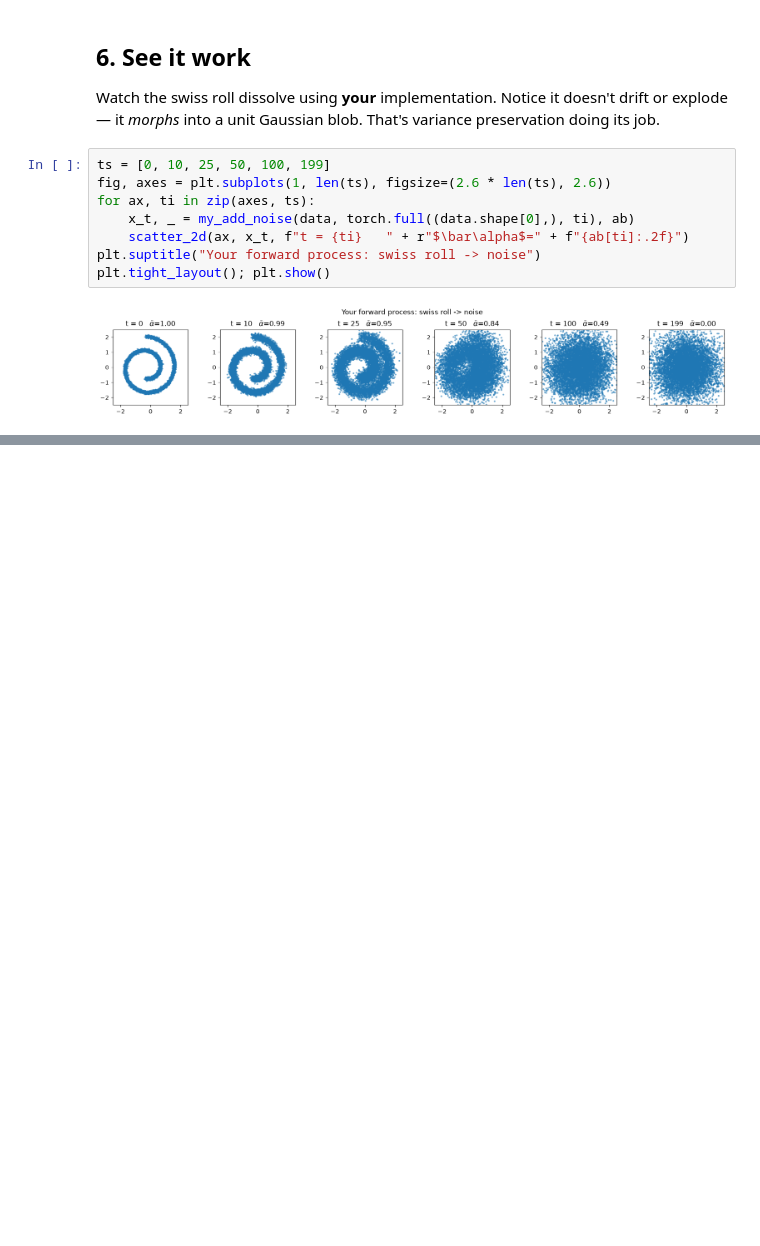
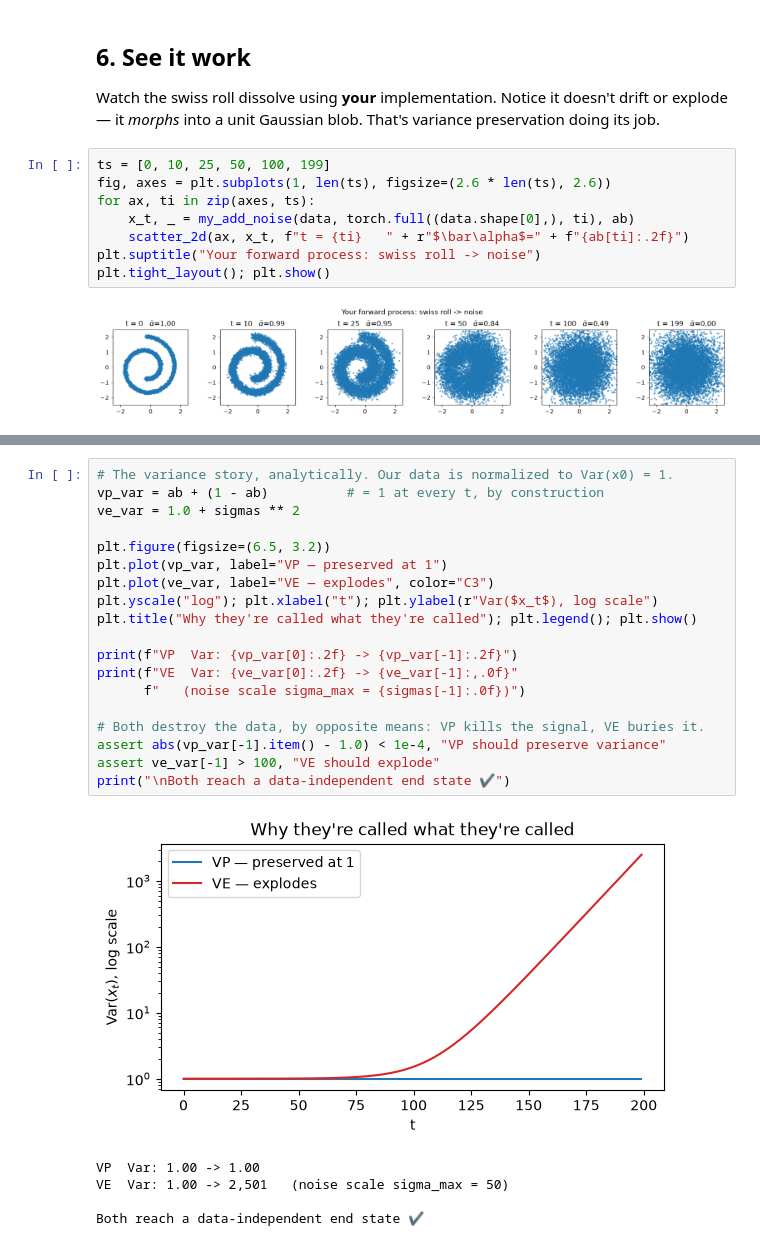
Before and after one commit to maksiksay/nanoDiffusion, a Jupyter notebook: solutions/notebooks/01_forward_process.ipynb, the cells around one changed output, grey strips where cells are left out. Drawn from its saved outputs; the diff is of its cells as text; blank space fills up the shorter version.

```diff
--- a/solutions/notebooks/01_forward_process.ipynb
+++ b/solutions/notebooks/01_forward_process.ipynb
@@ -314,0 +392,25 @@ equation.)
+# %%
+# The variance story, analytically. Our data is normalized to Var(x0) = 1.
+vp_var = ab + (1 - ab)          # = 1 at every t, by construction
+ve_var = 1.0 + sigmas ** 2
+
+plt.figure(figsize=(6.5, 3.2))
+plt.plot(vp_var, label="VP — preserved at 1")
+plt.plot(ve_var, label="VE — explodes", color="C3")
+plt.yscale("log"); plt.xlabel("t"); plt.ylabel(r"Var($x_t$), log scale")
+plt.title("Why they're called what they're called"); plt.legend(); plt.show()
+
+print(f"VP  Var: {vp_var[0]:.2f} -> {vp_var[-1]:.2f}")
+print(f"VE  Var: {ve_var[0]:.2f} -> {ve_var[-1]:,.0f}"
+      f"   (noise scale sigma_max = {sigmas[-1]:.0f})")
+
+# Both destroy the data, by opposite means: VP kills the signal, VE buries it.
+assert abs(vp_var[-1].item() - 1.0) < 1e-4, "VP should preserve variance"
+assert ve_var[-1] > 100, "VE should explode"
+print("\nBoth reach a data-independent end state ✔")
+# %% [output]
+[figure, added]
+VP  Var: 1.00 -> 1.00
+VE  Var: 1.00 -> 2,501   (noise scale sigma_max = 50)
+
+Both reach a data-independent end state ✔
```
Also changed, not shown: parts of 4 cells of this notebook, 3 other files.
